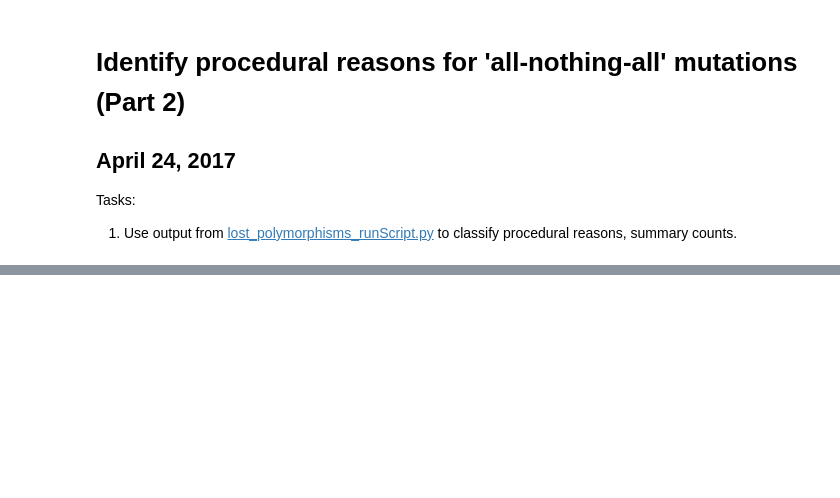
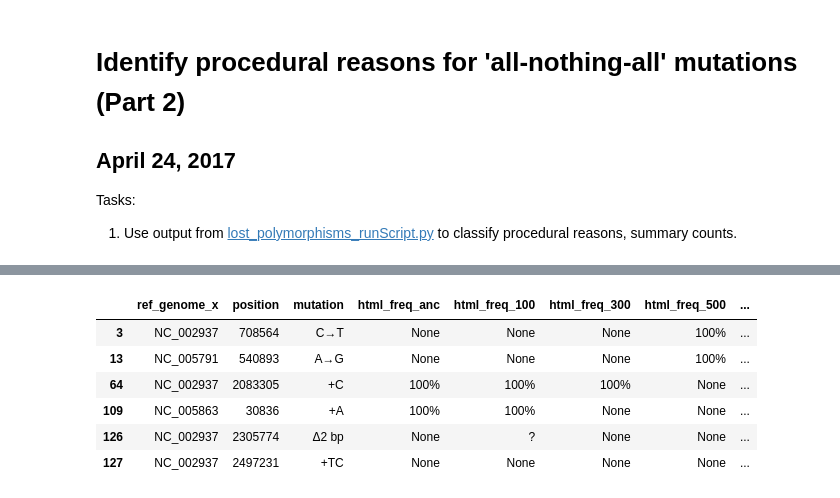
Before and after one commit to yeemey/dvh_mms2, a Jupyter notebook: lost_polymorphisms.ipynb, the cells around one changed output, grey strips where cells are left out. Cells and saved outputs as stored; diff of their text form; code cells hidden in the pictures; blank space fills up the shorter version.

```diff
--- a/lost_polymorphisms.ipynb
+++ b/lost_polymorphisms.ipynb
@@ -233,2 +262,13 @@ ur1freqs_evidence.dropna()
+# %%
+#1b. Which ones?
+all_freqs_evidence.dropna()
+# %% [output]
+|  | ref_genome_x | position | mutation | html_freq_anc | html_freq_100 | html_freq_300 | html_freq_500 | ... |
+| 3 | NC_002937 | 708564 | C→T | None | None | None | 100% | ... |
+| 13 | NC_005791 | 540893 | A→G | None | None | None | 100% | ... |
+| 64 | NC_002937 | 2083305 | +C | 100% | 100% | 100% | None | ... |
+| 109 | NC_005863 | 30836 | +A | 100% | 100% | None | None | ... |
+| 126 | NC_002937 | 2305774 | Δ2 bp | None | ? | None | None | ... |
+| 127 | NC_002937 | 2497231 | +TC | None | None | None | None | ... |
 # %%
 #2. switch to consensus mode because frequencies <5%?
```
Also changed, not shown: parts of 7 cells of this notebook.
